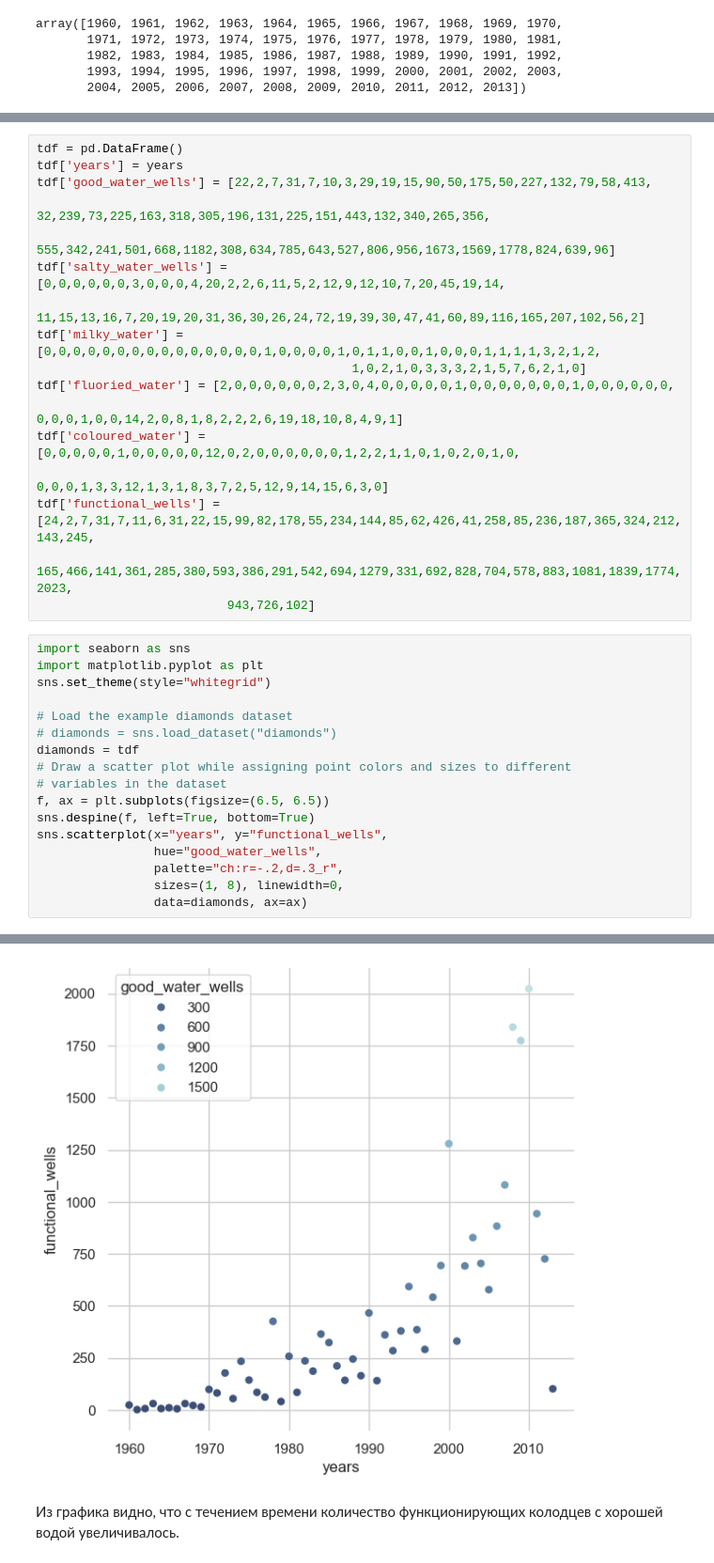
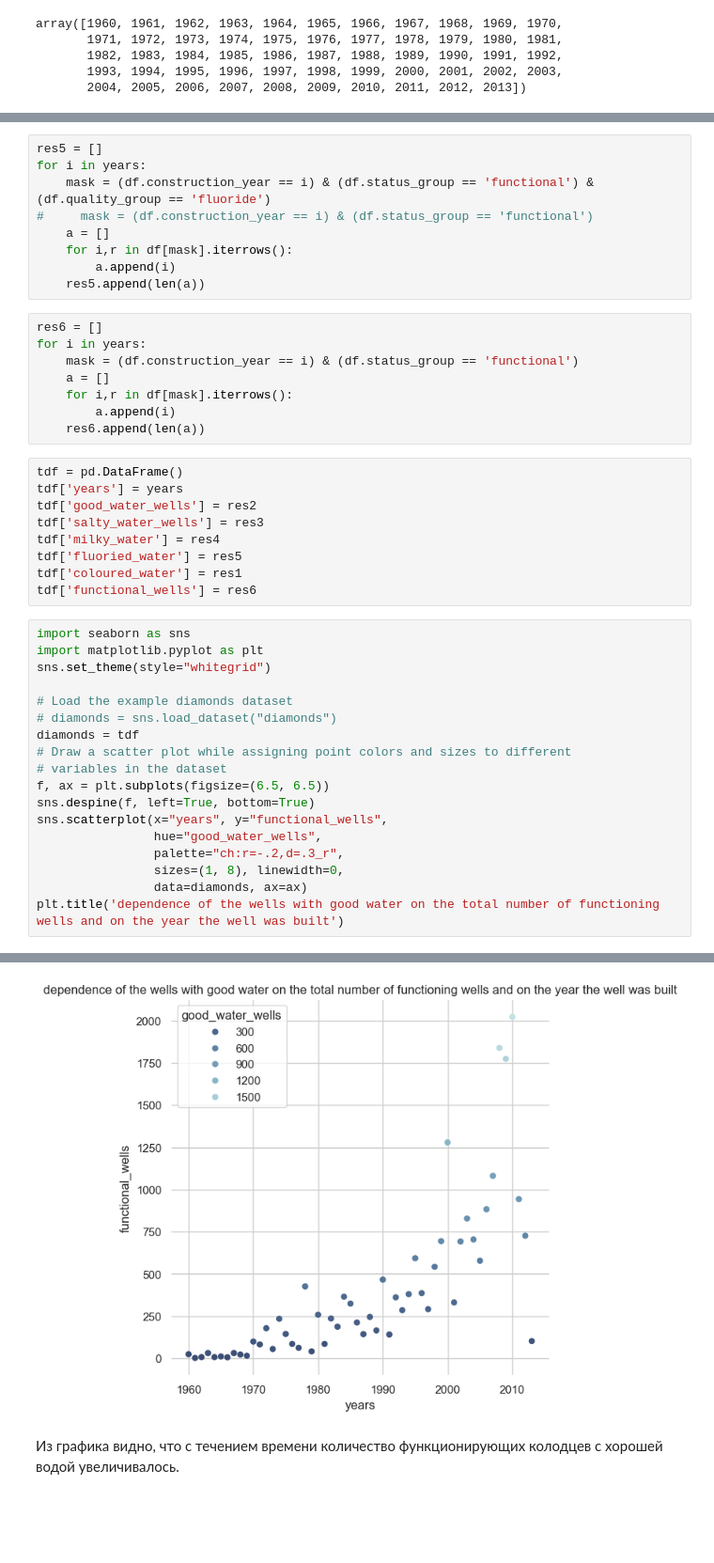
Before and after one commit to nolongerlaugh/BDA-project-Pump-it-Up, a Jupyter notebook: report.ipynb, the cells around one changed output, grey strips where cells are left out. Shown: that part at 94% size. Saved outputs shown, nothing was run; the diff lists cells and outputs as text; blank space fills up the shorter version.

```diff
--- a/report.ipynb
+++ b/report.ipynb
@@ -280,20 +307,29 @@ for i in years:
+# %%
+res5 = []
+for i in years:
+    mask = (df.construction_year == i) & (df.status_group == 'functional') & (df.quality_group == 'fluoride')
+#     mask = (df.construction_year == i) & (df.status_group == 'functional')
+    a = []
+    for i,r in df[mask].iterrows():
+        a.append(i)
+    res5.append(len(a))
+# %%
+res6 = []
+for i in years:
+    mask = (df.construction_year == i) & (df.status_group == 'functional')
+    a = []
+    for i,r in df[mask].iterrows():
+        a.append(i)
+    res6.append(len(a))
 # %%
 tdf = pd.DataFrame()
 tdf['years'] = years
-tdf['good_water_wells'] = [22,2,7,31,7,10,3,29,19,15,90,50,175,50,227,132,79,58,413,
-                                          32,239,73,225,163,318,305,196,131,225,151,443,132,340,265,356,
-                                          555,342,241,501,668,1182,308,634,785,643,527,806,956,1673,1569,1778,824,639,96]
-tdf['salty_water_wells'] = [0,0,0,0,0,0,3,0,0,0,4,20,2,2,6,11,5,2,12,9,12,10,7,20,45,19,14,
-                                           11,15,13,16,7,20,19,20,31,36,30,26,24,72,19,39,30,47,41,60,89,116,165,207,102,56,2]
-tdf['milky_water'] = [0,0,0,0,0,0,0,0,0,0,0,0,0,0,0,1,0,0,0,0,1,0,1,1,0,0,1,0,0,0,1,1,1,1,3,2,1,2,
-                                           1,0,2,1,0,3,3,3,2,1,5,7,6,2,1,0]
-tdf['fluoried_water'] = [2,0,0,0,0,0,0,2,3,0,4,0,0,0,0,0,1,0,0,0,0,0,0,0,1,0,0,0,0,0,0,
-                                              0,0,0,1,0,0,14,2,0,8,1,8,2,2,2,6,19,18,10,8,4,9,1]
-tdf['coloured_water'] = [0,0,0,0,0,1,0,0,0,0,0,12,0,2,0,0,0,0,0,0,1,2,2,1,1,0,1,0,2,0,1,0,
-                                              0,0,0,1,3,3,12,1,3,1,8,3,7,2,5,12,9,14,15,6,3,0]
-tdf['functional_wells'] = [24,2,7,31,7,11,6,31,22,15,99,82,178,55,234,144,85,62,426,41,258,85,236,187,365,324,212,143,245,
-                          165,466,141,361,285,380,593,386,291,542,694,1279,331,692,828,704,578,883,1081,1839,1774,2023,
-                          943,726,102]
+tdf['good_water_wells'] = res2
+tdf['salty_water_wells'] = res3
+tdf['milky_water'] = res4
+tdf['fluoried_water'] = res5
+tdf['coloured_water'] = res1
+tdf['functional_wells'] = res6
 # %%
 import seaborn as sns
 import matplotlib.pyplot as plt
@@ -311,4 +347,5 @@ sns.scatterplot(x="years", y="functional_wells",
                 palette="ch:r=-.2,d=.3_r",
                 sizes=(1, 8), linewidth=0,
                 data=diamonds, ax=ax)
+plt.title('dependence of the wells with good water on the total number of functioning wells and on the year the well was built')
 # %% [output]
@@ -316,4 +353,4 @@ sns.scatterplot(x="years", y="functional_wells",
-[figure, old version]
+[figure, new version]
 # %% [markdown]
 Из графика видно, что с течением времени количество функционирующих колодцев с хорошей водой увеличивалось.
 # %% [markdown]
```
Also changed, not shown: parts of 14 cells of this notebook.
